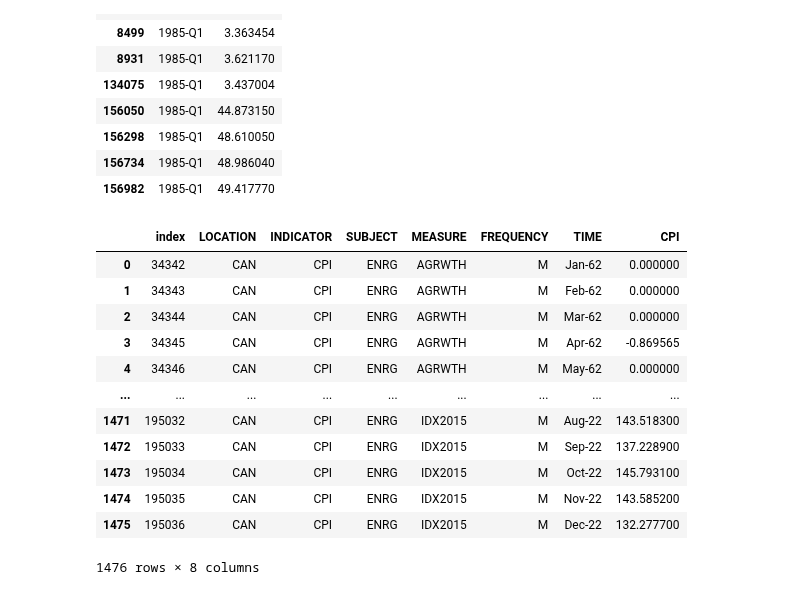
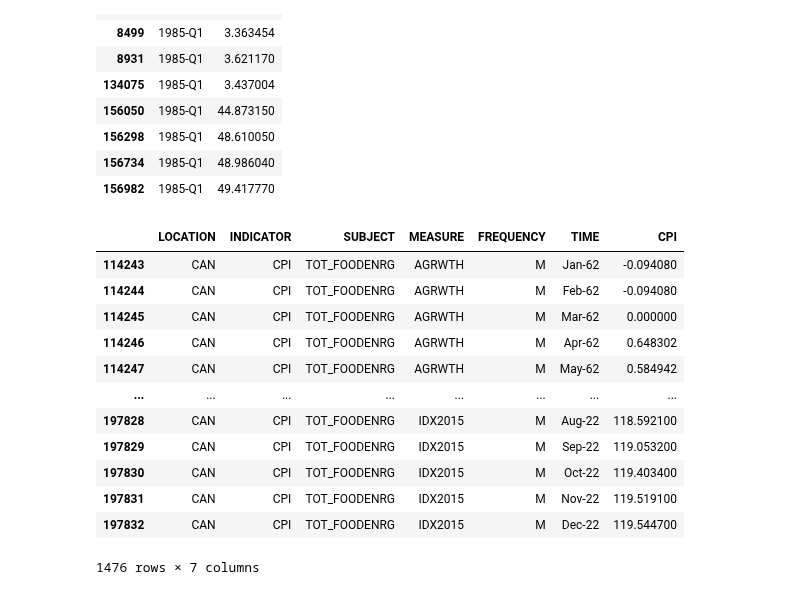
Before and after one commit to ubco-W2022T2-data301/project-group-group19, a Jupyter notebook: analysis/analysis2.ipynb, the cells around one changed output. Saved outputs shown, nothing was run; the diff lists cells and outputs as text; code cells hidden in the pictures.

```diff
--- a/analysis/analysis2.ipynb
+++ b/analysis/analysis2.ipynb
@@ -148,24 +148,37 @@ df2
 | 156982 | 1985-Q1 | 49.417770 |
 # %%
 #get all data by date monthly
-#as more interested in most current to date data
-group_by_subject =  dat_loc_cpi_CAD.groupby(dat_loc_cpi_CAD['SUBJECT'])
-df_g1 = group_by_subject.get_group('ENRG')
+#as I am more interested in most current to date data
+
+#Energy
+group_by_subject_Energy =  dat_loc_cpi_CAD.groupby(dat_loc_cpi_CAD['SUBJECT'])
+df_g1 = group_by_subject_Energy.get_group('ENRG')
 df_g1 = df_g1.groupby(df_g1['FREQUENCY']).get_group('M')
 df_g1 = df_g1.reset_index()
 df_g1
+#Food
+group_by_subject_Food = dat_loc_cpi_CAD.groupby(dat_loc_cpi_CAD['SUBJECT'])
+df_g2 = group_by_subject_Food.get_group('FOOD')
+df_g2 = df_g2.groupby(df_g2['FREQUENCY']).get_group("M")
+df_g2
+
+#food-energy total
+group_by_subject_Food_ENRG = dat_loc_cpi_CAD.groupby(dat_loc_cpi_CAD['SUBJECT'])
+df_g3 = group_by_subject_Food_ENRG.get_group('TOT_FOODENRG')
+df_g3 = df_g3.groupby(df_g3['FREQUENCY']).get_group("M")
+df_g3
 # %% [output]
-|  | index | LOCATION | INDICATOR | SUBJECT | MEASURE | FREQUENCY | TIME | CPI |
-| 0 | 34342 | CAN | CPI | ENRG | AGRWTH | M | Jan-62 | 0.000000 |
-| 1 | 34343 | CAN | CPI | ENRG | AGRWTH | M | Feb-62 | 0.000000 |
-| 2 | 34344 | CAN | CPI | ENRG | AGRWTH | M | Mar-62 | 0.000000 |
-| 3 | 34345 | CAN | CPI | ENRG | AGRWTH | M | Apr-62 | -0.869565 |
-| 4 | 34346 | CAN | CPI | ENRG | AGRWTH | M | May-62 | 0.000000 |
-| ... | ... | ... | ... | ... | ... | ... | ... | ... |
-| 1471 | 195032 | CAN | CPI | ENRG | IDX2015 | M | Aug-22 | 143.518300 |
-| 1472 | 195033 | CAN | CPI | ENRG | IDX2015 | M | Sep-22 | 137.228900 |
-| 1473 | 195034 | CAN | CPI | ENRG | IDX2015 | M | Oct-22 | 145.793100 |
-| 1474 | 195035 | CAN | CPI | ENRG | IDX2015 | M | Nov-22 | 143.585200 |
-| 1475 | 195036 | CAN | CPI | ENRG | IDX2015 | M | Dec-22 | 132.277700 |
+|  | LOCATION | INDICATOR | SUBJECT | MEASURE | FREQUENCY | TIME | CPI |
+| 114243 | CAN | CPI | TOT_FOODENRG | AGRWTH | M | Jan-62 | -0.094080 |
+| 114244 | CAN | CPI | TOT_FOODENRG | AGRWTH | M | Feb-62 | -0.094080 |
+| 114245 | CAN | CPI | TOT_FOODENRG | AGRWTH | M | Mar-62 | 0.000000 |
+| 114246 | CAN | CPI | TOT_FOODENRG | AGRWTH | M | Apr-62 | 0.648302 |
+| 114247 | CAN | CPI | TOT_FOODENRG | AGRWTH | M | May-62 | 0.584942 |
+| ... | ... | ... | ... | ... | ... | ... | ... |
+| 197828 | CAN | CPI | TOT_FOODENRG | IDX2015 | M | Aug-22 | 118.592100 |
+| 197829 | CAN | CPI | TOT_FOODENRG | IDX2015 | M | Sep-22 | 119.053200 |
+| 197830 | CAN | CPI | TOT_FOODENRG | IDX2015 | M | Oct-22 | 119.403400 |
+| 197831 | CAN | CPI | TOT_FOODENRG | IDX2015 | M | Nov-22 | 119.519100 |
+| 197832 | CAN | CPI | TOT_FOODENRG | IDX2015 | M | Dec-22 | 119.544700 |
-1476 rows × 8 columns
+1476 rows × 7 columns
 # %%
```
Also changed, not shown: parts of 9 cells of this notebook.
